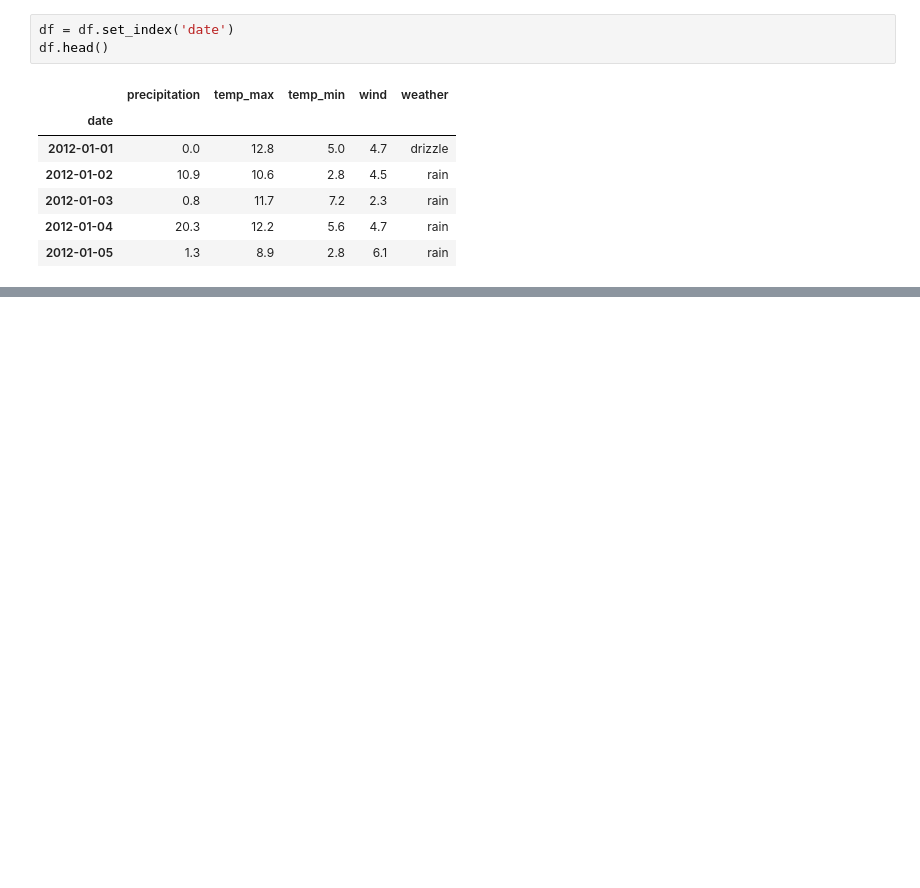
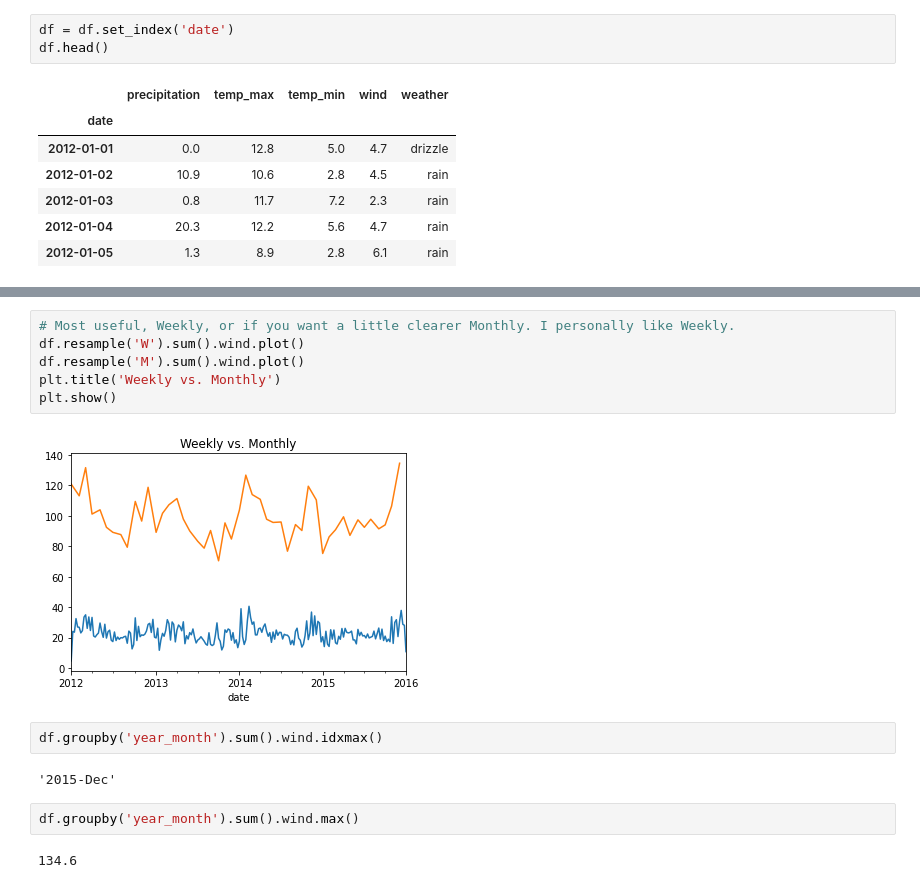
Before and after one commit to JenniferMLewis/time-series-exercises, a Jupyter notebook: working_with_time_series_data.ipynb, the cells around one changed output, grey strips where cells are left out. Cells and saved outputs as stored; diff of their text form; blank space fills up the shorter version.

```diff
--- a/working_with_time_series_data.ipynb
+++ b/working_with_time_series_data.ipynb
@@ -196,0 +259,16 @@ df.head()
+# %%
+# Most useful, Weekly, or if you want a little clearer Monthly. I personally like Weekly.
+df.resample('W').sum().wind.plot()
+df.resample('M').sum().wind.plot()
+plt.title('Weekly vs. Monthly')
+plt.show()
+# %% [output]
+[figure, added]
+# %%
+df.groupby('year_month').sum().wind.idxmax()
+# %% [output]
+'2015-Dec'
+# %%
+df.groupby('year_month').sum().wind.max()
+# %% [output]
+134.6
```
Also changed, not shown: parts of 29 cells of this notebook.
